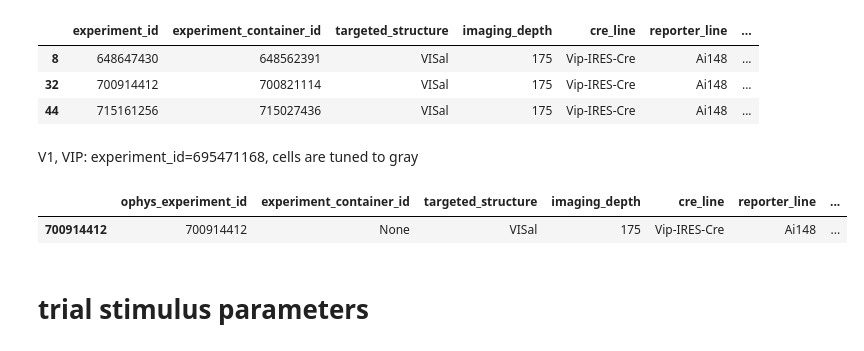
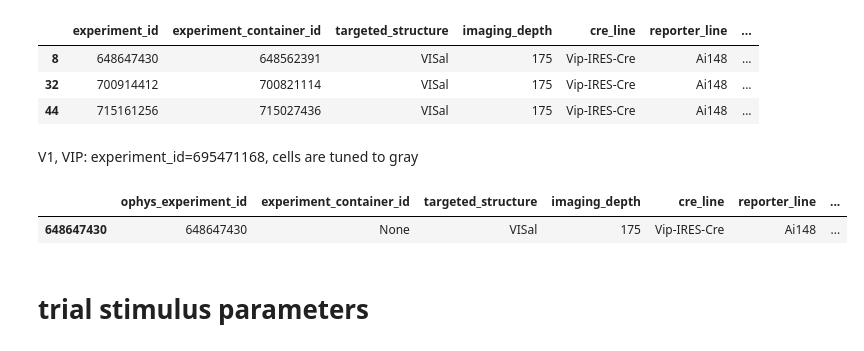
Before and after one commit to hanshuting/swdb_2018_tools, a Jupyter notebook: theory_project/tuning_curve_analysis.ipynb, the cells around one changed output. Saved outputs shown, nothing was run; the diff lists cells and outputs as text; code cells hidden in the pictures.

```diff
--- a/theory_project/tuning_curve_analysis.ipynb
+++ b/theory_project/tuning_curve_analysis.ipynb
@@ -41,14 +41,14 @@ manifest[(manifest['targeted_structure']==targeted_structure) & (manifest['cre_l
 # %% [markdown]
 V1, VIP: experiment_id=695471168, cells are tuned to gray
 # %%
-experiment_id = 700914412
+experiment_id = 648647430
 experiment_container_id = manifest[manifest.experiment_id==experiment_id].experiment_container_id.values[0]
 
 dataset= VisualBehaviorOphysDataset(experiment_id, cache_dir=drive_path)
 dataset.metadata
 # %% [output]
 |  | ophys_experiment_id | experiment_container_id | targeted_structure | imaging_depth | cre_line | reporter_line | ... |
-| 700914412 | 700914412 | None | VISal | 175 | Vip-IRES-Cre | Ai148 | ... |
+| 648647430 | 648647430 | None | VISal | 175 | Vip-IRES-Cre | Ai148 | ... |
 # %% [markdown]
 # trial stimulus parameters
 # %%
```
Also changed, not shown: parts of 5 cells of this notebook.
